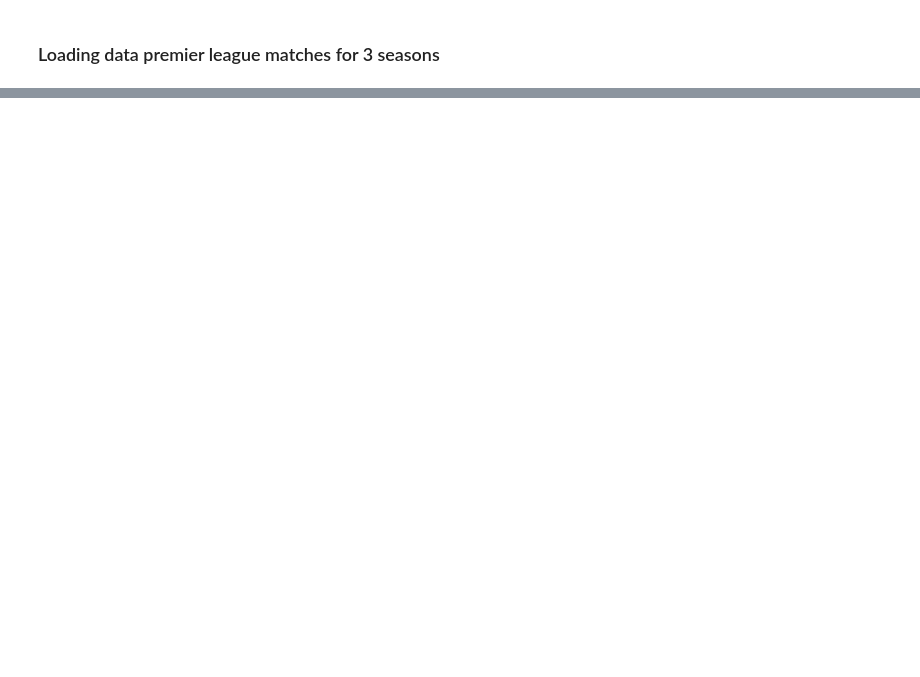
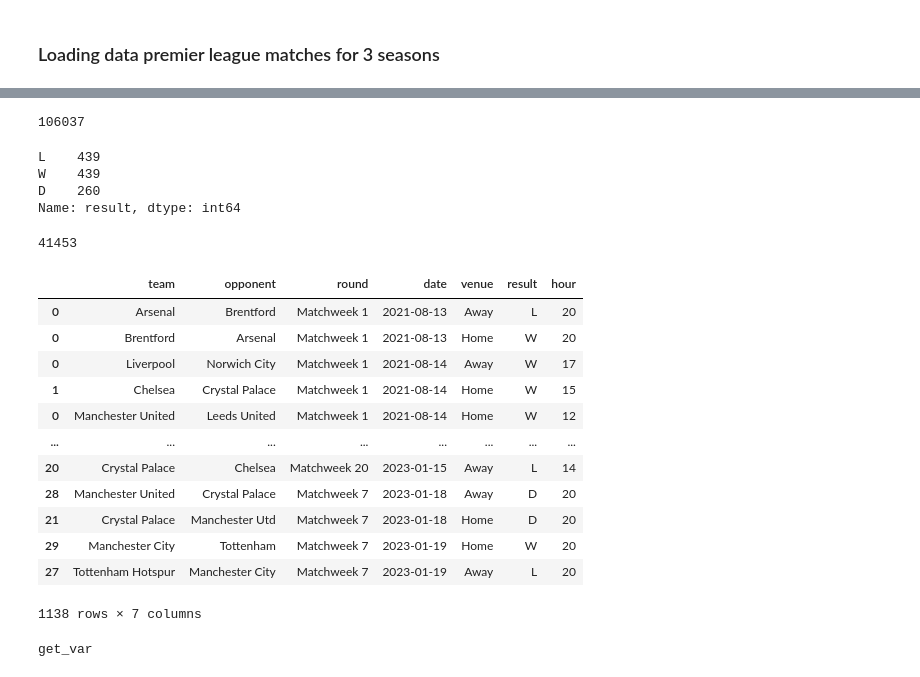
Before and after one commit to abou96/Predict_PremierLeague_Match, a Jupyter notebook: predict_match_ML.ipynb, the cells around one changed output, grey strips where cells are left out. Saved outputs shown, nothing was run; the diff lists cells and outputs as text; code cells hidden in the pictures; blank space fills up the shorter version.

```diff
--- a/predict_match_ML.ipynb
+++ b/predict_match_ML.ipynb
@@ -394,0 +40,2 @@ Name: actual_x, dtype: int64
+# %%
+cols = ['team', 'opponent', 'round', 'date', 'venue','time', 'result']
@@ -394,0 +214,62 @@ Name: actual_x, dtype: int64
+# %%
+#chaining
+(matches
+ [cols]
+ .astype({'team':'category', 'opponent':'category' ,'round':'category', 'venue':'category'})
+ .assign(date = pd.to_datetime(matches.date, infer_datetime_format=True))
+ .assign(hour = matches.time.str.replace(":.+", "", regex=True).astype("int"))
+ .drop(columns = ['time'])
+ .memory_usage(deep=True)
+ .sum()
+)
+# %% [output]
+106037
+# %%
+#investigate time column
+investigate_column('result')
+#it looks like a categorical columns
+# %% [output]
+L    439
+W    439
+D    260
+Name: result, dtype: int64
+# %%
+#chaining
+(matches
+ [cols]
+ .astype({'team':'category', 'opponent':'category' ,'round':'category', 'venue':'category', 'result':'category'})
+ .assign(date = pd.to_datetime(matches.date, infer_datetime_format=True))
+ .assign(hour = matches.time.str.replace(":.+", "", regex=True).astype("int"))
+ .drop(columns = ['time'])
+ .memory_usage(deep=True)
+ .sum()
+)
+# %% [output]
+41453
+# %%
+def new_matches_df(matches):
+    cols = ['team', 'opponent', 'round', 'date', 'venue','time', 'result']
+    return (matches
+ [cols]
+ .astype({'team':'category', 'opponent':'category' ,'round':'category', 'venue':'category', 'result':'category'})
+ .assign(date = pd.to_datetime(matches.date, infer_datetime_format=True))
+ .assign(hour = matches.time.str.replace(":.+", "", regex=True).astype("int"))
+ .drop(columns = ['time'])
+)
+new_matches = new_matches_df(matches)
+# %%
+new_matches
+# %% [output]
+|  | team | opponent | round | date | venue | result | hour |
+| 0 | Arsenal | Brentford | Matchweek 1 | 2021-08-13 | Away | L | 20 |
+| 0 | Brentford | Arsenal | Matchweek 1 | 2021-08-13 | Home | W | 20 |
+| 0 | Liverpool | Norwich City | Matchweek 1 | 2021-08-14 | Away | W | 17 |
+| 1 | Chelsea | Crystal Palace | Matchweek 1 | 2021-08-14 | Home | W | 15 |
+| 0 | Manchester United | Leeds United | Matchweek 1 | 2021-08-14 | Home | W | 12 |
+| ... | ... | ... | ... | ... | ... | ... | ... |
+| 20 | Crystal Palace | Chelsea | Matchweek 20 | 2023-01-15 | Away | L | 14 |
+| 28 | Manchester United | Crystal Palace | Matchweek 7 | 2023-01-18 | Away | D | 20 |
+| 21 | Crystal Palace | Manchester Utd | Matchweek 7 | 2023-01-18 | Home | D | 20 |
+| 29 | Manchester City | Tottenham | Matchweek 7 | 2023-01-19 | Home | W | 20 |
+| 27 | Tottenham Hotspur | Manchester City | Matchweek 7 | 2023-01-19 | Away | L | 20 |
+1138 rows × 7 columns
@@ -394,0 +283,15 @@ Name: actual_x, dtype: int64
+# %%
+def new_matches_df(matches):
+    cols = ['team', 'opponent', 'round', 'date', 'venue','time', 'result']
+    return (matches
+ [cols]
+ .pipe(get_var, 'original_df')
+ .astype({'team':'category', 'opponent':'category' ,'round':'category', 'venue':'category', 'result':'category'})
+ .assign(date = pd.to_datetime(matches.date, infer_datetime_format=True))
+ .assign(hour = matches.time.str.replace(":.+", "", regex=True).astype("int"))
+ .drop(columns = ['time'])
+#  .pipe(lambda df: display(df) or df)
+)
+new_matches = new_matches_df(matches)
+# %% [output]
+get_var
```
Also changed, not shown: parts of 82 cells of this notebook.
